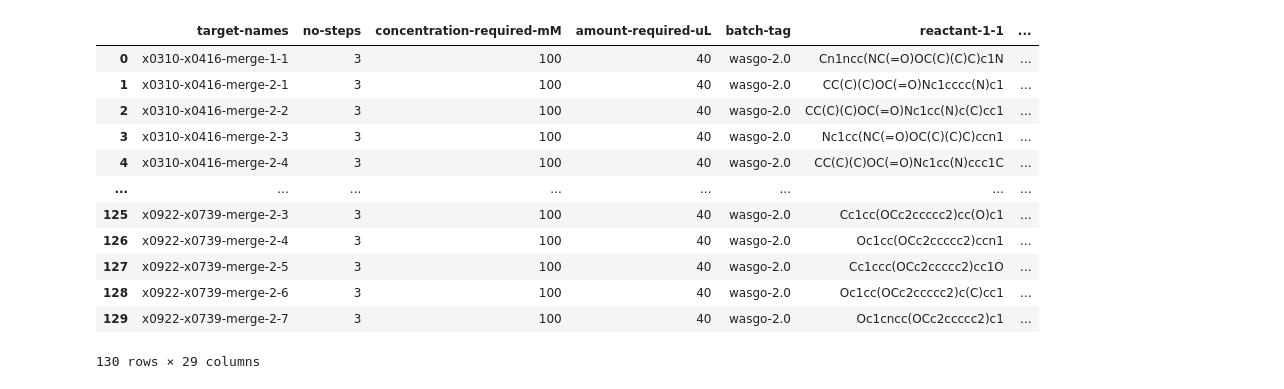
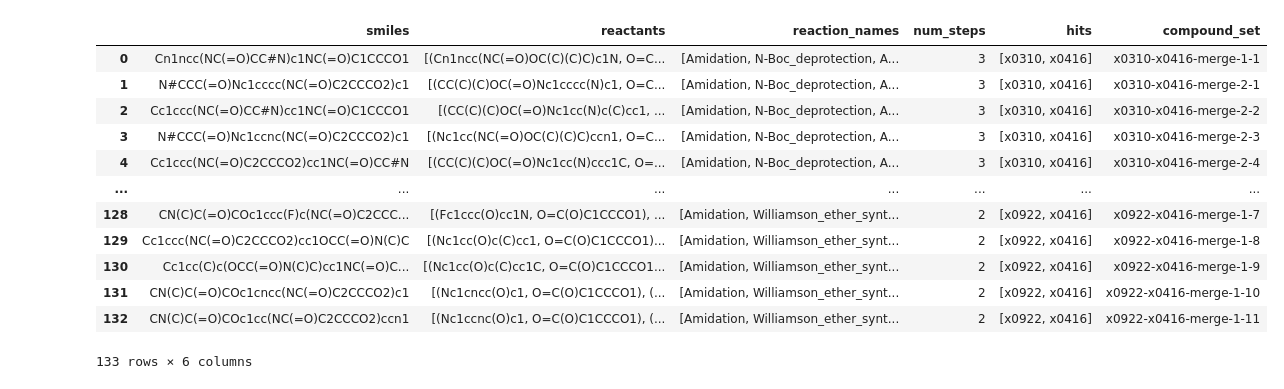
Before and after one commit to kate-fie/EV-A71-2A-syndirella-run, a Jupyter notebook: notebooks/batch_for_running.ipynb, the cells around one changed output. Drawn from its saved outputs; the diff is of its cells as text; code cells hidden in the pictures.

```diff
--- a/notebooks/batch_for_running.ipynb
+++ b/notebooks/batch_for_running.ipynb
@@ -1,21 +1,21 @@
 # %%
 import pandas as pd
 # %%
-df = pd.read_csv('../base_compounds/wt_designs_full_routes_29Feb.csv', index_col=0)
+df = pd.read_pickle('/Users/kate_fieseler/PycharmProjects/EV-A71-2A-syndirella-run/base_compounds/syndirella_input_MASTER.pkl')
 df
 # %% [output]
-|  | target-names | no-steps | concentration-required-mM | amount-required-uL | batch-tag | reactant-1-1 | ... |
-| 0 | x0310-x0416-merge-1-1 | 3 | 100 | 40 | wasgo-2.0 | Cn1ncc(NC(=O)OC(C)(C)C)c1N | ... |
-| 1 | x0310-x0416-merge-2-1 | 3 | 100 | 40 | wasgo-2.0 | CC(C)(C)OC(=O)Nc1cccc(N)c1 | ... |
-| 2 | x0310-x0416-merge-2-2 | 3 | 100 | 40 | wasgo-2.0 | CC(C)(C)OC(=O)Nc1cc(N)c(C)cc1 | ... |
-| 3 | x0310-x0416-merge-2-3 | 3 | 100 | 40 | wasgo-2.0 | Nc1cc(NC(=O)OC(C)(C)C)ccn1 | ... |
-| 4 | x0310-x0416-merge-2-4 | 3 | 100 | 40 | wasgo-2.0 | CC(C)(C)OC(=O)Nc1cc(N)ccc1C | ... |
-| ... | ... | ... | ... | ... | ... | ... | ... |
-| 125 | x0922-x0739-merge-2-3 | 3 | 100 | 40 | wasgo-2.0 | Cc1cc(OCc2ccccc2)cc(O)c1 | ... |
-| 126 | x0922-x0739-merge-2-4 | 3 | 100 | 40 | wasgo-2.0 | Oc1cc(OCc2ccccc2)ccn1 | ... |
-| 127 | x0922-x0739-merge-2-5 | 3 | 100 | 40 | wasgo-2.0 | Cc1ccc(OCc2ccccc2)cc1O | ... |
-| 128 | x0922-x0739-merge-2-6 | 3 | 100 | 40 | wasgo-2.0 | Oc1cc(OCc2ccccc2)c(C)cc1 | ... |
-| 129 | x0922-x0739-merge-2-7 | 3 | 100 | 40 | wasgo-2.0 | Oc1cncc(OCc2ccccc2)c1 | ... |
+|  | smiles | reactants | reaction_names | num_steps | hits | compound_set |
+| 0 | Cn1ncc(NC(=O)CC#N)c1NC(=O)C1CCCO1 | [(Cn1ncc(NC(=O)OC(C)(C)C)c1N, O=C... | [Amidation, N-Boc_deprotection, A... | 3 | [x0310, x0416] | x0310-x0416-merge-1-1 |
+| 1 | N#CCC(=O)Nc1cccc(NC(=O)C2CCCO2)c1 | [(CC(C)(C)OC(=O)Nc1cccc(N)c1, O=C... | [Amidation, N-Boc_deprotection, A... | 3 | [x0310, x0416] | x0310-x0416-merge-2-1 |
+| 2 | Cc1ccc(NC(=O)CC#N)cc1NC(=O)C1CCCO1 | [(CC(C)(C)OC(=O)Nc1cc(N)c(C)cc1, ... | [Amidation, N-Boc_deprotection, A... | 3 | [x0310, x0416] | x0310-x0416-merge-2-2 |
+| 3 | N#CCC(=O)Nc1ccnc(NC(=O)C2CCCO2)c1 | [(Nc1cc(NC(=O)OC(C)(C)C)ccn1, O=C... | [Amidation, N-Boc_deprotection, A... | 3 | [x0310, x0416] | x0310-x0416-merge-2-3 |
+| 4 | Cc1ccc(NC(=O)C2CCCO2)cc1NC(=O)CC#N | [(CC(C)(C)OC(=O)Nc1cc(N)ccc1C, O=... | [Amidation, N-Boc_deprotection, A... | 3 | [x0310, x0416] | x0310-x0416-merge-2-4 |
+| ... | ... | ... | ... | ... | ... | ... |
+| 128 | CN(C)C(=O)COc1ccc(F)c(NC(=O)C2CCC... | [(Fc1ccc(O)cc1N, O=C(O)C1CCCO1), ... | [Amidation, Williamson_ether_synt... | 2 | [x0922, x0416] | x0922-x0416-merge-1-7 |
+| 129 | Cc1ccc(NC(=O)C2CCCO2)cc1OCC(=O)N(C)C | [(Nc1cc(O)c(C)cc1, O=C(O)C1CCCO1)... | [Amidation, Williamson_ether_synt... | 2 | [x0922, x0416] | x0922-x0416-merge-1-8 |
+| 130 | Cc1cc(C)c(OCC(=O)N(C)C)cc1NC(=O)C... | [(Nc1cc(O)c(C)cc1C, O=C(O)C1CCCO1... | [Amidation, Williamson_ether_synt... | 2 | [x0922, x0416] | x0922-x0416-merge-1-9 |
+| 131 | CN(C)C(=O)COc1cncc(NC(=O)C2CCCO2)c1 | [(Nc1cncc(O)c1, O=C(O)C1CCCO1), (... | [Amidation, Williamson_ether_synt... | 2 | [x0922, x0416] | x0922-x0416-merge-1-10 |
+| 132 | CN(C)C(=O)COc1cc(NC(=O)C2CCCO2)ccn1 | [(Nc1ccnc(O)c1, O=C(O)C1CCCO1), (... | [Amidation, Williamson_ether_synt... | 2 | [x0922, x0416] | x0922-x0416-merge-1-11 |
-130 rows × 29 columns
+133 rows × 6 columns
 # %%
 # batch into num_steps of route
```
Also changed, not shown: parts of 21 cells of this notebook, 42 other files.
